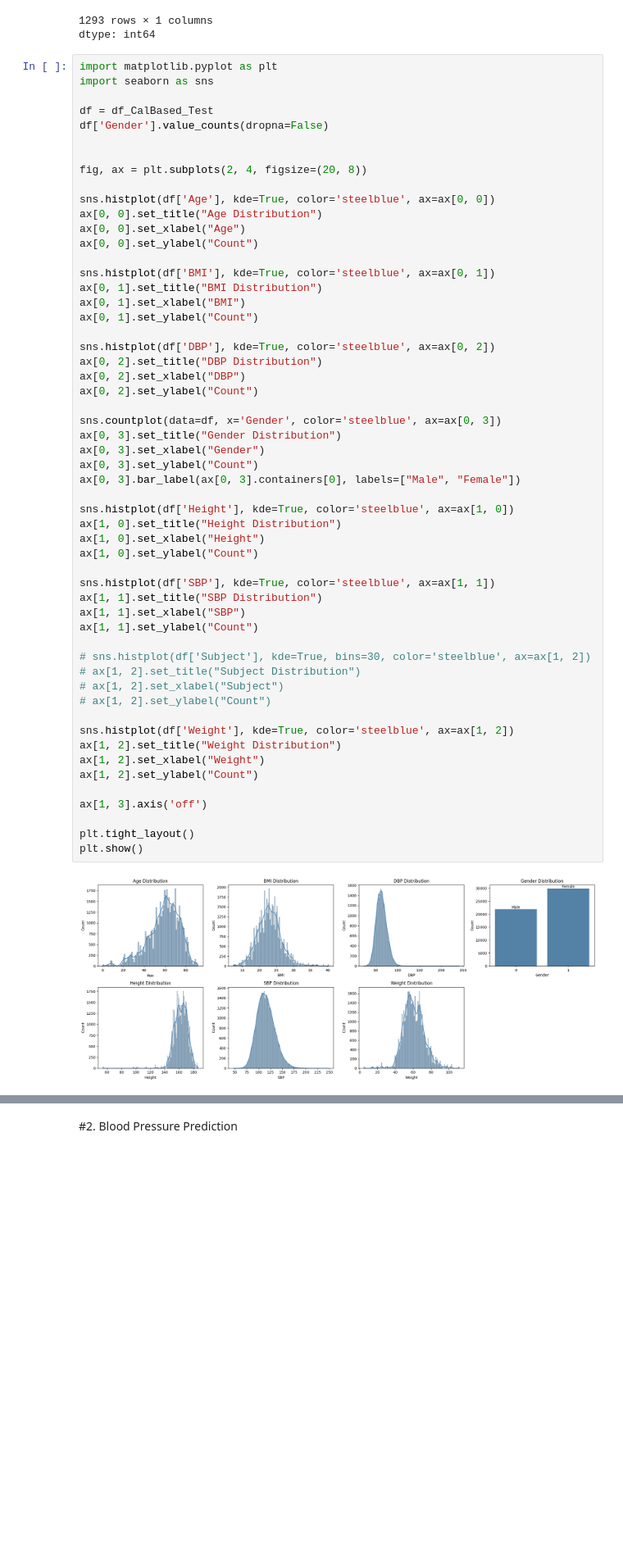
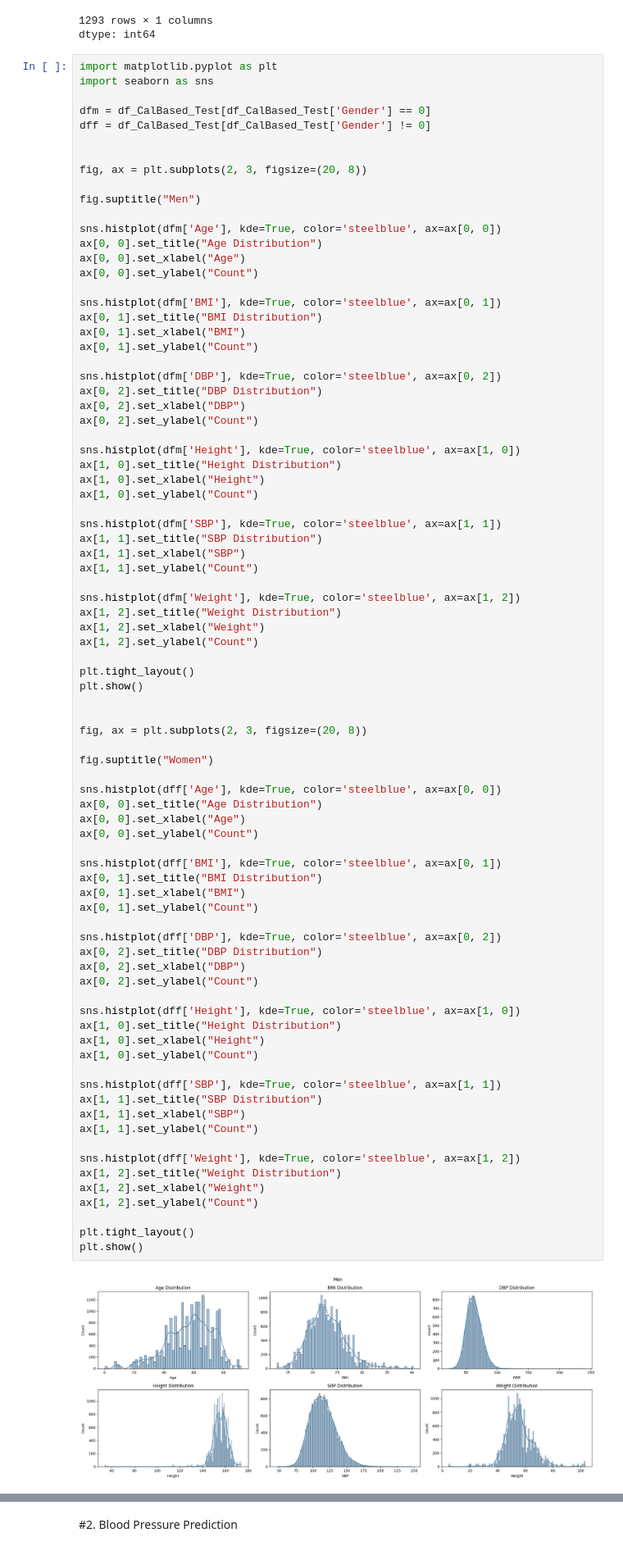
Before and after one commit to Shinyhunter95/math-data-science-course-Project4, a Jupyter notebook: Project4.ipynb, the cells around one changed output, grey strips where cells are left out. Shown: that part at 82% size. Saved outputs shown, nothing was run; the diff lists cells and outputs as text; blank space fills up the shorter version.

```diff
--- a/Project4.ipynb
+++ b/Project4.ipynb
@@ -179,56 +179,83 @@ dtype: int64
 import matplotlib.pyplot as plt
 import seaborn as sns
 
-df = df_CalBased_Test
-df['Gender'].value_counts(dropna=False)
+dfm = df_CalBased_Test[df_CalBased_Test['Gender'] == 0]
+dff = df_CalBased_Test[df_CalBased_Test['Gender'] != 0]
 
 
-fig, ax = plt.subplots(2, 4, figsize=(20, 8))
+fig, ax = plt.subplots(2, 3, figsize=(20, 8))
 
-sns.histplot(df['Age'], kde=True, color='steelblue', ax=ax[0, 0])
+fig.suptitle("Men")
+
+sns.histplot(dfm['Age'], kde=True, color='steelblue', ax=ax[0, 0])
 ax[0, 0].set_title("Age Distribution")
 ax[0, 0].set_xlabel("Age")
 ax[0, 0].set_ylabel("Count")
 
-sns.histplot(df['BMI'], kde=True, color='steelblue', ax=ax[0, 1])
+sns.histplot(dfm['BMI'], kde=True, color='steelblue', ax=ax[0, 1])
 ax[0, 1].set_title("BMI Distribution")
 ax[0, 1].set_xlabel("BMI")
 ax[0, 1].set_ylabel("Count")
 
-sns.histplot(df['DBP'], kde=True, color='steelblue', ax=ax[0, 2])
+sns.histplot(dfm['DBP'], kde=True, color='steelblue', ax=ax[0, 2])
 ax[0, 2].set_title("DBP Distribution")
 ax[0, 2].set_xlabel("DBP")
 ax[0, 2].set_ylabel("Count")
 
-sns.countplot(data=df, x='Gender', color='steelblue', ax=ax[0, 3])
-ax[0, 3].set_title("Gender Distribution")
-ax[0, 3].set_xlabel("Gender")
-ax[0, 3].set_ylabel("Count")
-ax[0, 3].bar_label(ax[0, 3].containers[0], labels=["Male", "Female"])
-
-sns.histplot(df['Height'], kde=True, color='steelblue', ax=ax[1, 0])
+sns.histplot(dfm['Height'], kde=True, color='steelblue', ax=ax[1, 0])
 ax[1, 0].set_title("Height Distribution")
 ax[1, 0].set_xlabel("Height")
 ax[1, 0].set_ylabel("Count")
 
-sns.histplot(df['SBP'], kde=True, color='steelblue', ax=ax[1, 1])
+sns.histplot(dfm['SBP'], kde=True, color='steelblue', ax=ax[1, 1])
 ax[1, 1].set_title("SBP Distribution")
 ax[1, 1].set_xlabel("SBP")
 ax[1, 1].set_ylabel("Count")
 
-# sns.histplot(df['Subject'], kde=True, bins=30, color='steelblue', ax=ax[1, 2])
-# ax[1, 2].set_title("Subject Distribution")
-# ax[1, 2].set_xlabel("Subject")
-# ax[1, 2].set_ylabel("Count")
-
-sns.histplot(df['Weight'], kde=True, color='steelblue', ax=ax[1, 2])
+sns.histplot(dfm['Weight'], kde=True, color='steelblue', ax=ax[1, 2])
 ax[1, 2].set_title("Weight Distribution")
 ax[1, 2].set_xlabel("Weight")
 ax[1, 2].set_ylabel("Count")
 
-ax[1, 3].axis('off')
+plt.tight_layout()
+plt.show()
+
+
+fig, ax = plt.subplots(2, 3, figsize=(20, 8))
+
+fig.suptitle("Women")
+
+sns.histplot(dff['Age'], kde=True, color='steelblue', ax=ax[0, 0])
+ax[0, 0].set_title("Age Distribution")
+ax[0, 0].set_xlabel("Age")
+ax[0, 0].set_ylabel("Count")
+
+sns.histplot(dff['BMI'], kde=True, color='steelblue', ax=ax[0, 1])
+ax[0, 1].set_title("BMI Distribution")
+ax[0, 1].set_xlabel("BMI")
+ax[0, 1].set_ylabel("Count")
+
+sns.histplot(dff['DBP'], kde=True, color='steelblue', ax=ax[0, 2])
+ax[0, 2].set_title("DBP Distribution")
+ax[0, 2].set_xlabel("DBP")
+ax[0, 2].set_ylabel("Count")
+
+sns.histplot(dff['Height'], kde=True, color='steelblue', ax=ax[1, 0])
+ax[1, 0].set_title("Height Distribution")
+ax[1, 0].set_xlabel("Height")
+ax[1, 0].set_ylabel("Count")
+
+sns.histplot(dff['SBP'], kde=True, color='steelblue', ax=ax[1, 1])
+ax[1, 1].set_title("SBP Distribution")
+ax[1, 1].set_xlabel("SBP")
+ax[1, 1].set_ylabel("Count")
+
+sns.histplot(dff['Weight'], kde=True, color='steelblue', ax=ax[1, 2])
+ax[1, 2].set_title("Weight Distribution")
+ax[1, 2].set_xlabel("Weight")
+ax[1, 2].set_ylabel("Count")
 
 plt.tight_layout()
 plt.show()
 # %% [output]
-[figure, old version]
+[figure, new version]
```
Also changed, not shown: parts of 3 cells of this notebook.
